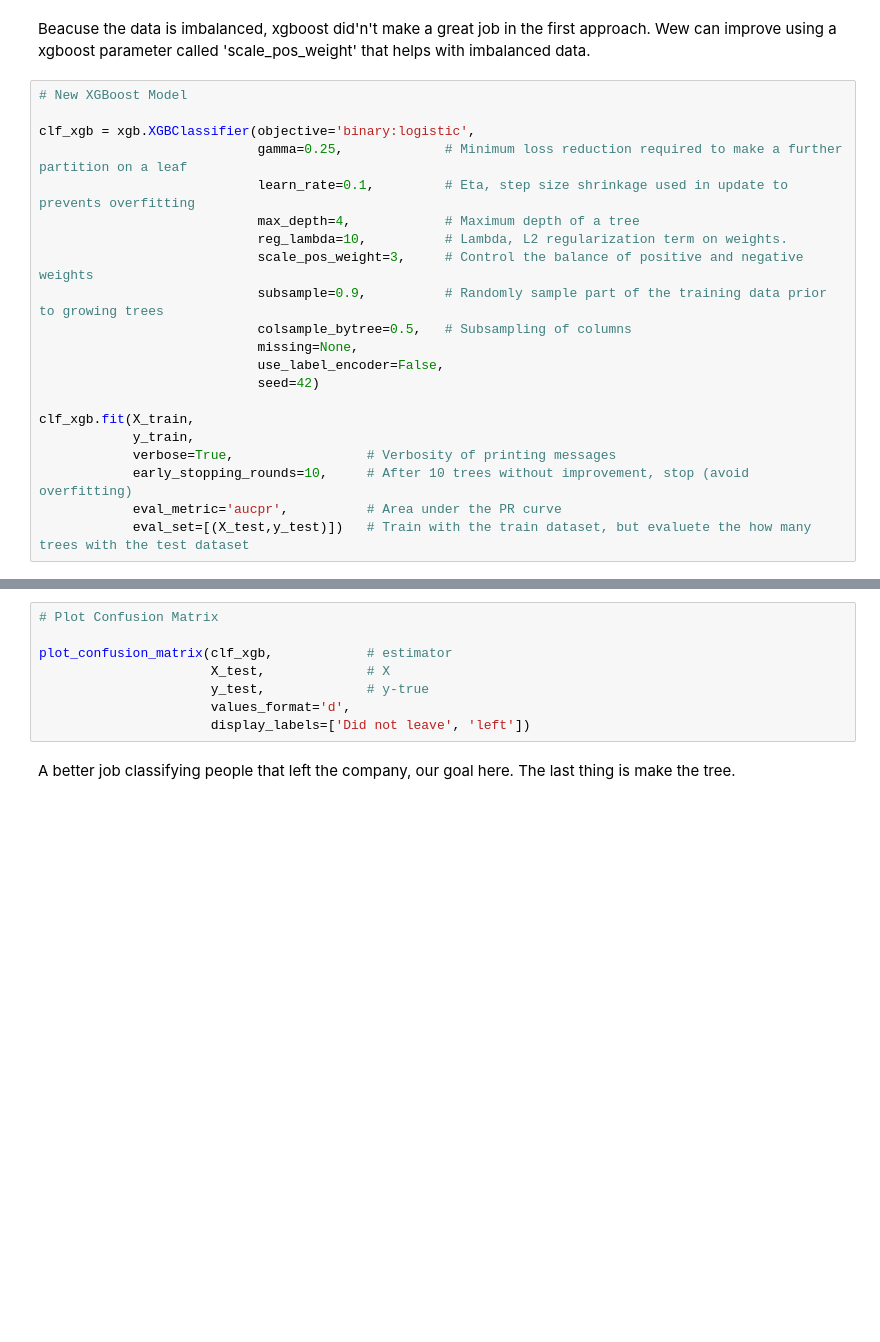
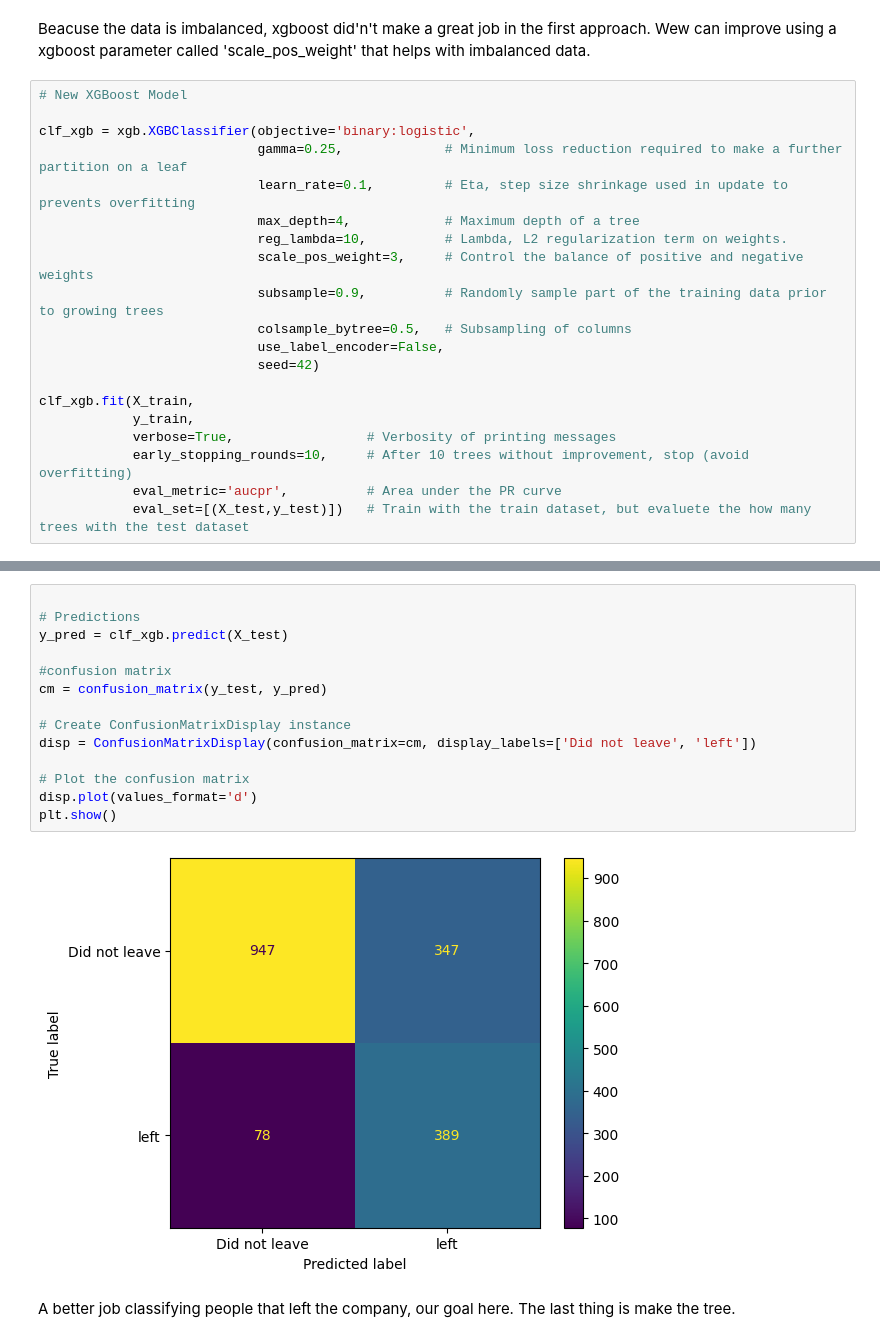
Before and after one commit to krishangupta33/Machine-Learning-Bootcamp, a Jupyter notebook: 6 - XGBoost Classifier - Telco Customer Churn.ipynb, the cells around one changed output, grey strips where cells are left out. Drawn from its saved outputs; the diff is of its cells as text; blank space fills up the shorter version.

```diff
--- a/6 - XGBoost Classifier - Telco Customer Churn.ipynb
+++ b/6 - XGBoost Classifier - Telco Customer Churn.ipynb
@@ -393,7 +393,6 @@ clf_xgb = xgb.XGBClassifier(objective='binary:logistic',
                             scale_pos_weight=3,     # Control the balance of positive and negative weights
                             subsample=0.9,          # Randomly sample part of the training data prior to growing trees
                             colsample_bytree=0.5,   # Subsampling of columns
-                            missing=None,
                             use_label_encoder=False,
                             seed=42)
 
@@ -406,11 +434,19 @@ clf_xgb.fit(X_train,
-# %%
-# Plot Confusion Matrix
-
-plot_confusion_matrix(clf_xgb,            # estimator
-                      X_test,             # X
-                      y_test,             # y-true
-                      values_format='d',
-                      display_labels=['Did not leave', 'left'])
+# %%
+
+# Predictions
+y_pred = clf_xgb.predict(X_test)
+
+#confusion matrix
+cm = confusion_matrix(y_test, y_pred)
+
+# Create ConfusionMatrixDisplay instance
+disp = ConfusionMatrixDisplay(confusion_matrix=cm, display_labels=['Did not leave', 'left'])
+
+# Plot the confusion matrix
+disp.plot(values_format='d')
+plt.show()
+# %% [output]
+[figure, added]
 # %% [markdown]
 A better job classifying people that left the company, our goal here. The last thing is make the tree.
 # %% [markdown]
```
Also changed, not shown: parts of 7 cells of this notebook, 3 other files.
